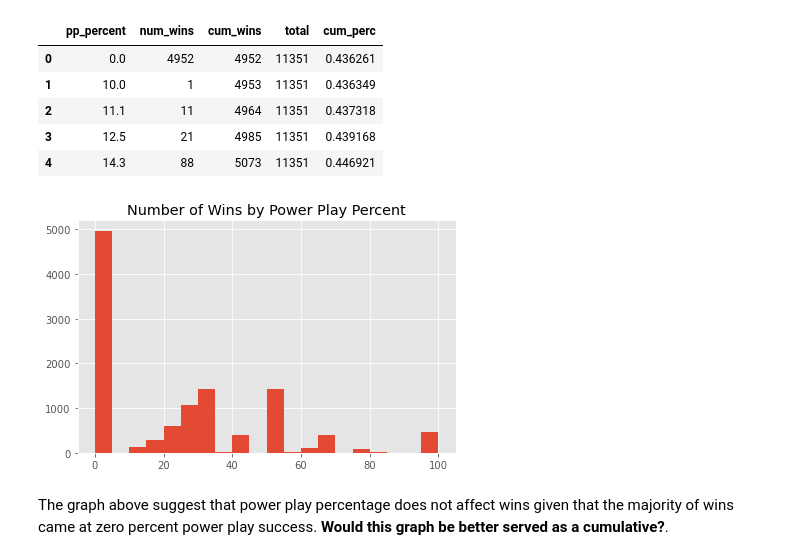
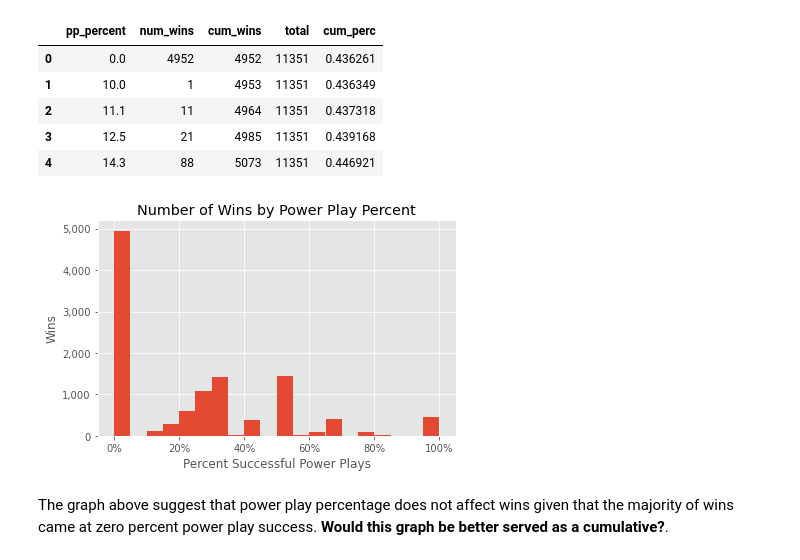
Before and after one commit to jkh-code/nhl-win-factors-analysis, a Jupyter notebook: notebooks/nhl-win-factors-analysis-eda.ipynb, the cells around one changed output. Saved outputs shown, nothing was run; the diff lists cells and outputs as text; code cells hidden in the pictures.

Commit message:
Add plot formatting

```diff
--- a/notebooks/nhl-win-factors-analysis-eda.ipynb
+++ b/notebooks/nhl-win-factors-analysis-eda.ipynb
@@ -329,8 +327,22 @@ pp_agg.head()
 | 3 | 12.5 | 21 | 4985 | 11351 | 0.439168 |
 | 4 | 14.3 | 88 | 5073 | 11351 | 0.446921 |
 # %%
-plot_win_hist(pp_data['pp_percent'], 'Number of Wins by Power Play Percent');
+fig, ax = plot_win_hist(pp_data['pp_percent'], 'Number of Wins by Power Play Percent')
+
+x_labels = range(0, 100+1, 20)
+ax.set_xticks(x_labels)
+ax.set_xticklabels([str(num) + '%' for num in x_labels])
+
+y_labels = range(0, 5000+1, 1000)
+ax.set_yticks(y_labels)
+ax.set_yticklabels([format(num, ',') for num in y_labels])
+
+
+ax.set_xlabel('Percent Successful Power Plays')
+ax.set_ylabel('Wins')
+
+fig.tight_layout();
 # %% [output]
-[figure, old version]
+[figure, new version]
 # %% [markdown]
 The graph above suggest that power play percentage does not affect wins given that the majority of wins came at zero percent power play success. **Would this graph be better served as a cumulative?**.
```
Also changed, not shown: parts of 11 cells of this notebook.
